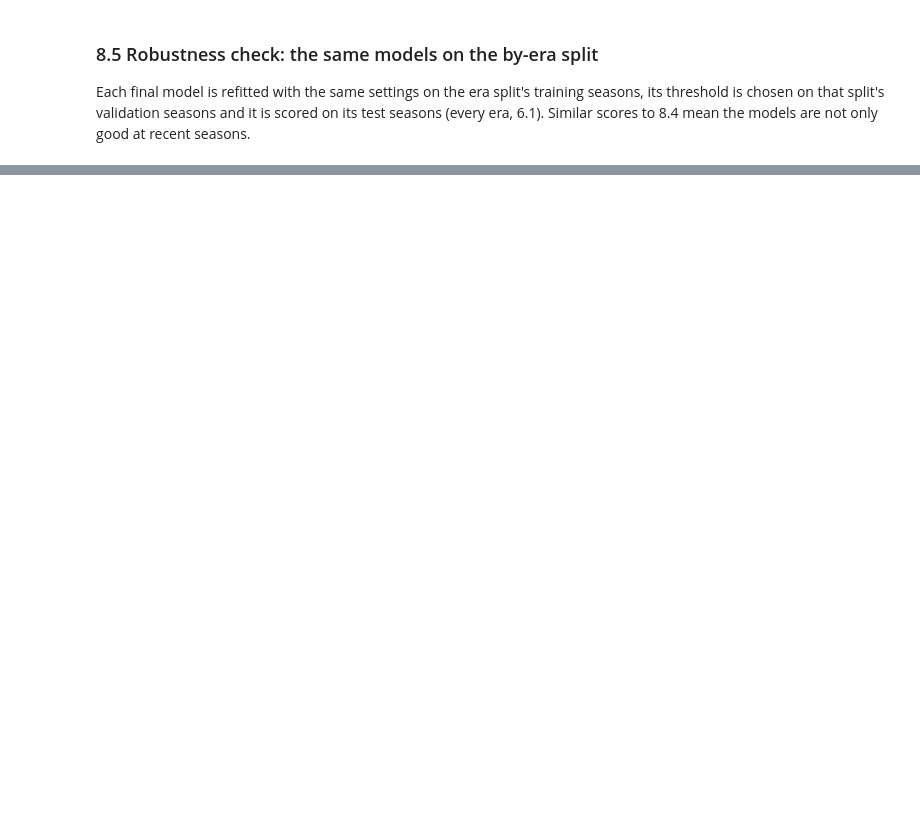
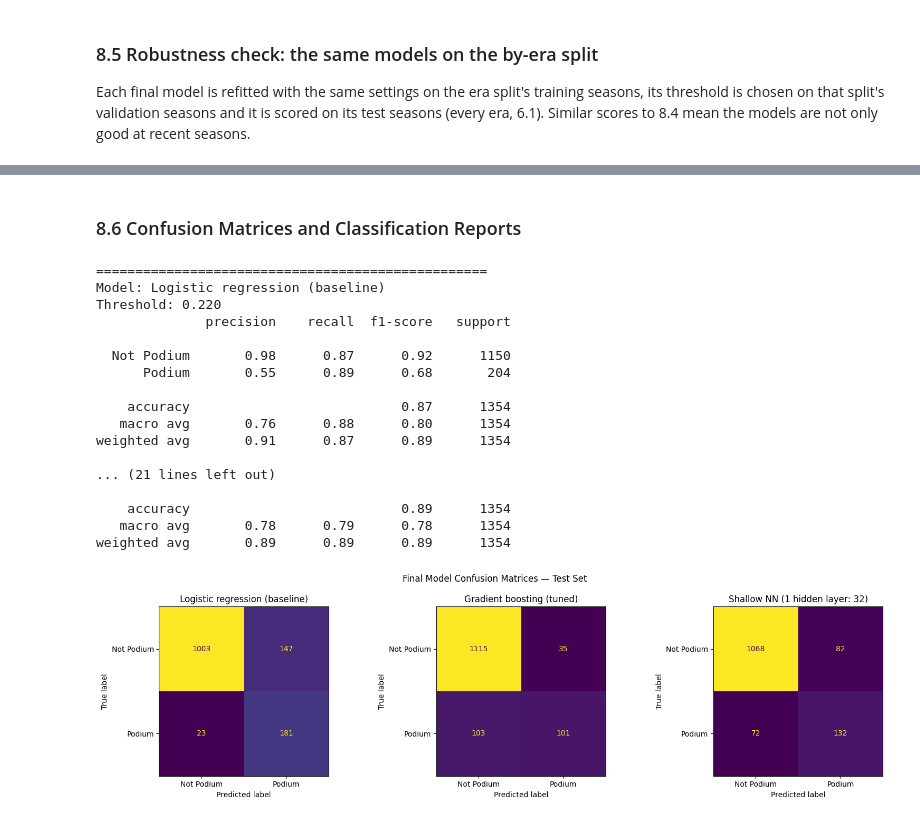
Before and after one commit to rolamedhat/team9_ACL, a Jupyter notebook: milestone1.ipynb, the cells around one changed output, grey strips where cells are left out. Drawn from its saved outputs; the diff is of its cells as text; code cells hidden in the pictures; blank space fills up the shorter version.

```diff
--- a/milestone1.ipynb
+++ b/milestone1.ipynb
@@ -4876,0 +6130,57 @@ display(pd.DataFrame({
+# %% [markdown]
+### 8.6 Confusion Matrices and Classification Reports
+# %%
+fig, axes = plt.subplots(1, 3, figsize=(16, 4.5))
+
+for ax, name in zip(axes, FINAL_MODELS):
+
+    fitted, threshold, _ = attempts[name]
+
+    probabilities = fitted.predict_proba(X_test)[:, 1]
+    predictions = (probabilities >= threshold).astype(int)
+
+    ConfusionMatrixDisplay.from_predictions(
+        y_test,
+        predictions,
+        labels=[0, 1],
+        display_labels=['Not Podium', 'Podium'],
+        ax=ax,
+        colorbar=False,
+        values_format='d'
+    )
+
+    ax.set_title(name)
+
+    print(f"\n{'=' * 50}")
+    print(f"Model: {name}")
+    print(f"Threshold: {threshold:.3f}")
+
+    print(classification_report(
+        y_test,
+        predictions,
+        target_names=['Not Podium', 'Podium'],
+        zero_division=0
+    ))
+
+plt.suptitle('Final Model Confusion Matrices — Test Set')
+plt.tight_layout()
+plt.show()
+# %% [output]
+==================================================
+Model: Logistic regression (baseline)
+Threshold: 0.220
+              precision    recall  f1-score   support
+
+  Not Podium       0.98      0.87      0.92      1150
+      Podium       0.55      0.89      0.68       204
+
+    accuracy                           0.87      1354
+   macro avg       0.76      0.88      0.80      1354
+weighted avg       0.91      0.87      0.89      1354
+
+... (21 lines left out)
+
+    accuracy                           0.89      1354
+   macro avg       0.78      0.79      0.78      1354
+weighted avg       0.89      0.89      0.89      1354
+[figure, added]
```
Also changed, not shown: parts of 79 cells of this notebook.
